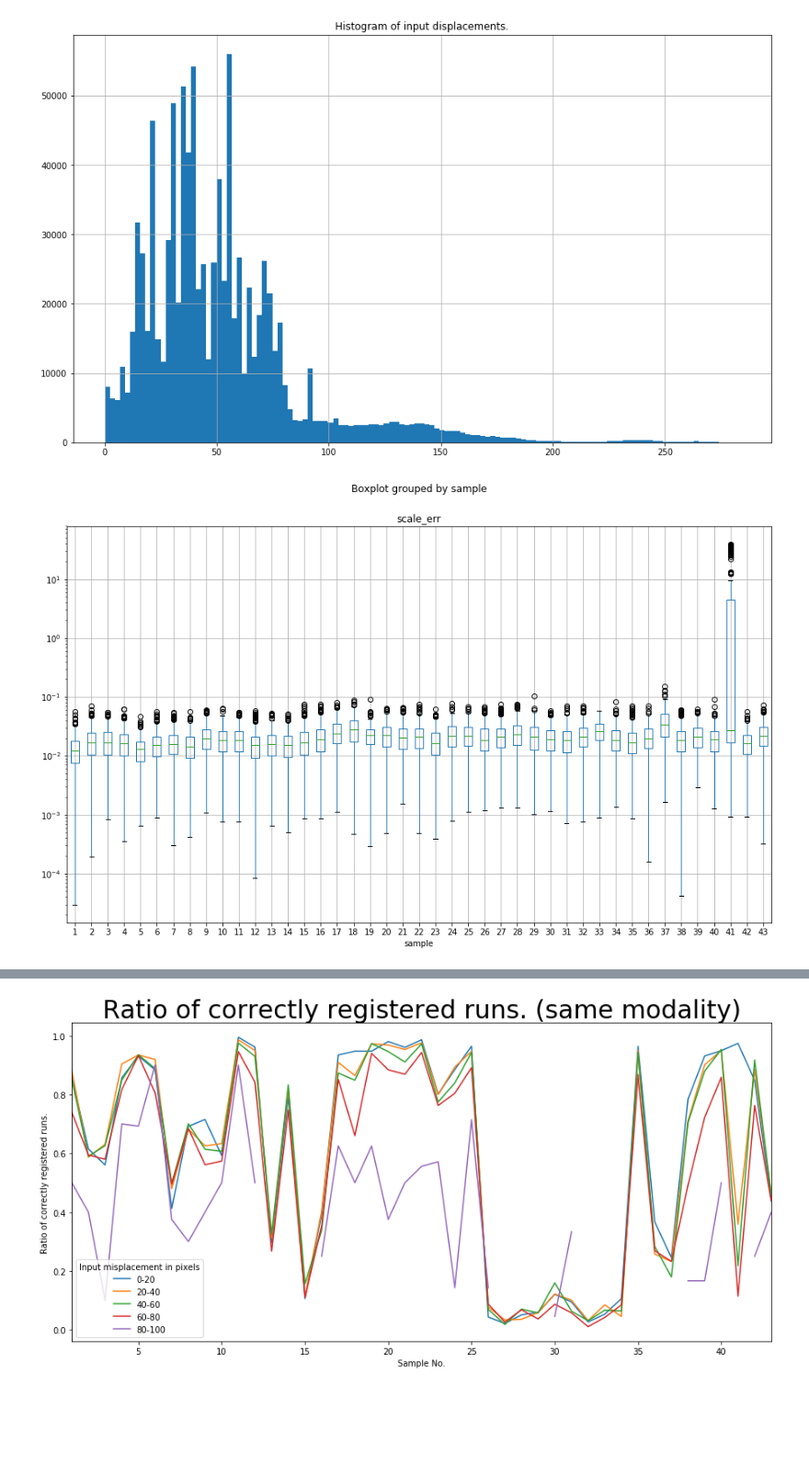
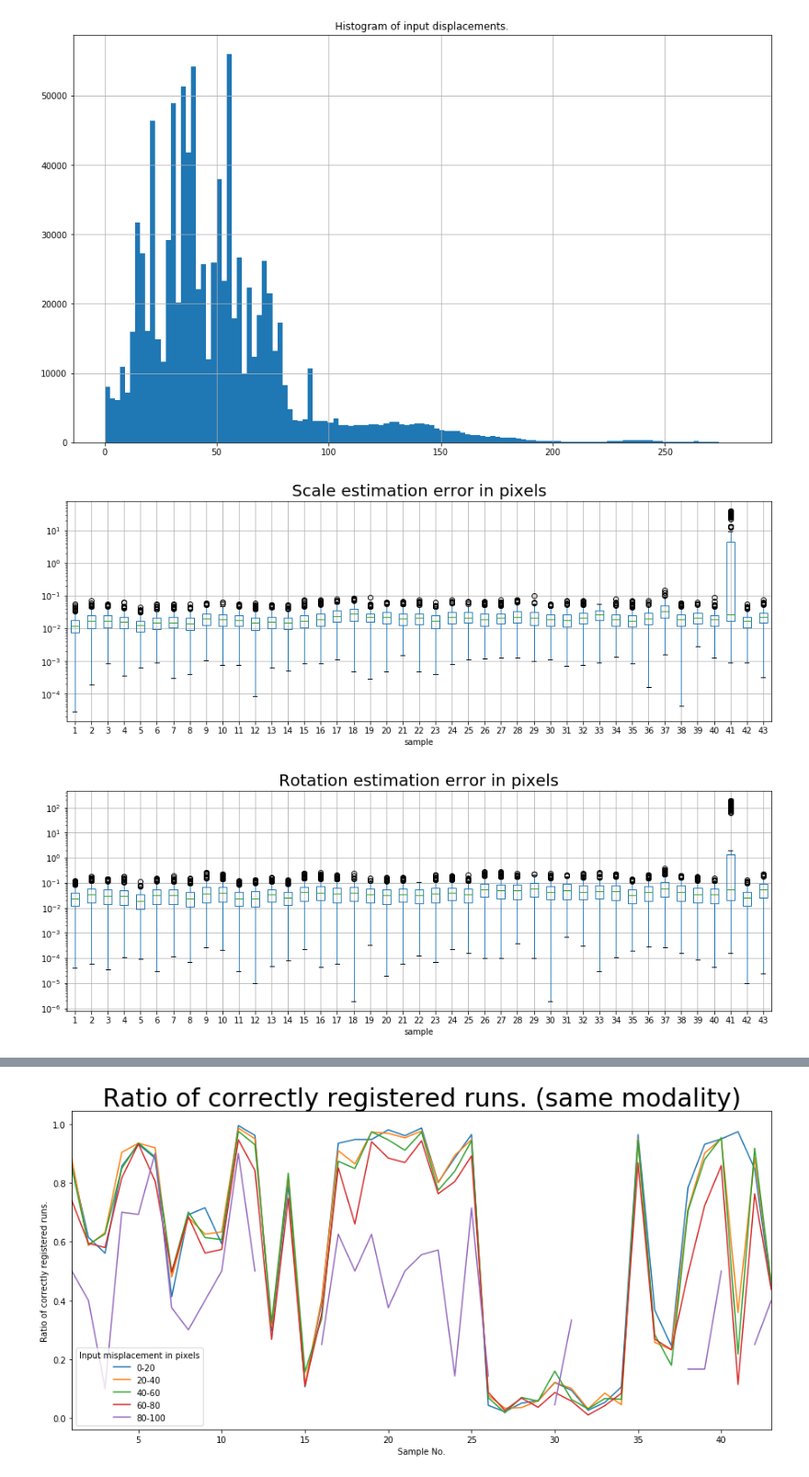
Before and after one commit to gimlidc/igre, a Jupyter notebook: notebooks/05-evaluation-of-scale-rotation-registration.ipynb, the cells around one changed output, grey strips where cells are left out. Shown at 92% size. Cells and saved outputs as stored; diff of their text form; code cells hidden in the pictures; blank space fills up the shorter version.

```diff
--- a/notebooks/05-evaluation-of-scale-rotation-registration.ipynb
+++ b/notebooks/05-evaluation-of-scale-rotation-registration.ipynb
@@ -194,9 +174,22 @@ plt.show()
 # %% [output]
 [figure]
 # %%
-fig, ax = plt.subplots(figsize=(15,9))
+fig, ax = plt.subplots(figsize=(15,5))
 df[df[["rb_displacement", "lt_displacement"]].max(axis=1) < 20][df["distance"]==0].boxplot(by="sample", column="scale_err", ax=ax)
+plt.suptitle("")
+plt.title("""Scale estimation error in pixels""", fontsize=20)
 plt.yscale("log")
+plt.savefig("reports/figures/scale_err_40.pdf")
 plt.show()
 # %% [output]
-[figure, old version]
+[figure, new version]
+# %%
+fig, ax = plt.subplots(figsize=(15,5))
+df[df[["rb_displacement", "lt_displacement"]].max(axis=1) < 20][df["distance"]==0].boxplot(by="sample", column="rot_err", ax=ax)
+plt.suptitle("")
+plt.title("""Rotation estimation error in pixels""", fontsize=20)
+plt.yscale("log")
+plt.savefig("reports/figures/rotation_err_40.pdf")
+plt.show()
+# %% [output]
+[figure, added]
```
Also changed, not shown: parts of 2 cells of this notebook, 12 other files.
